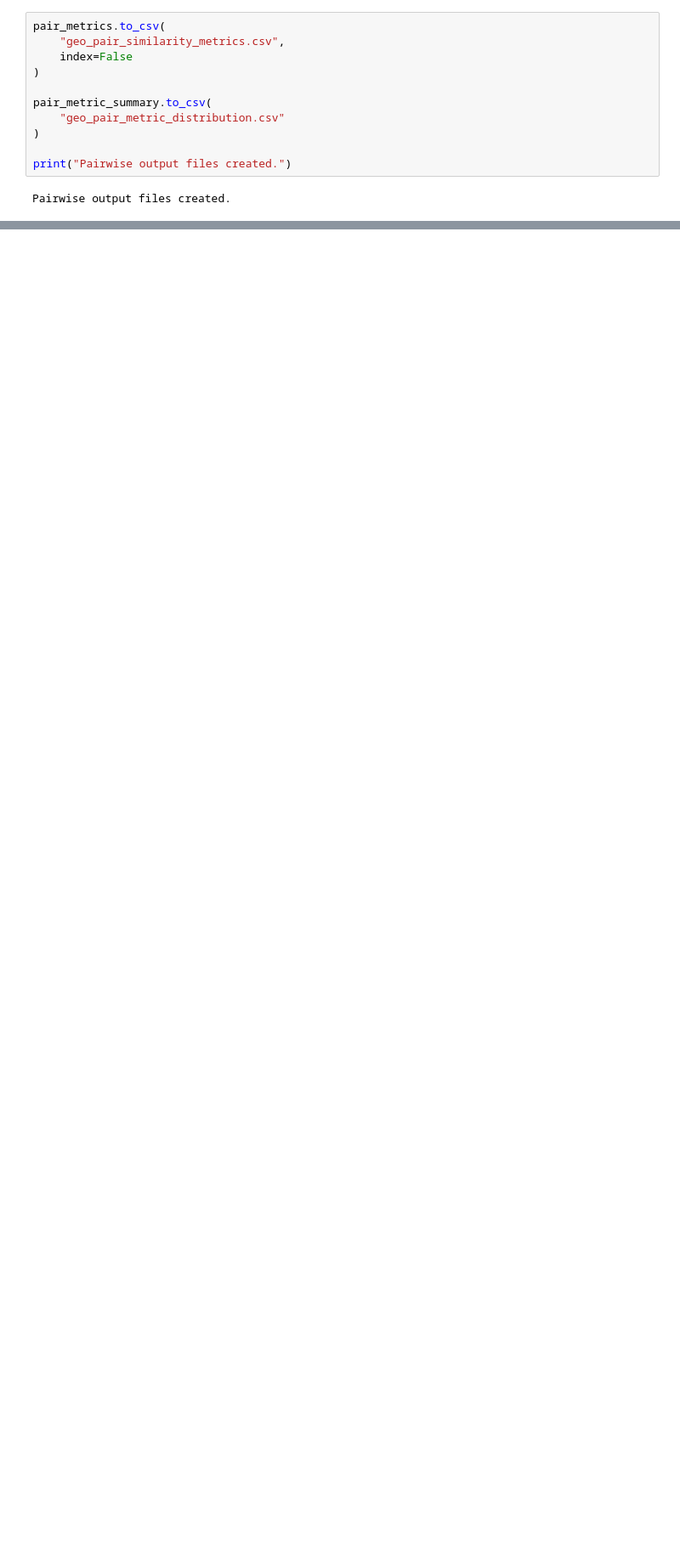
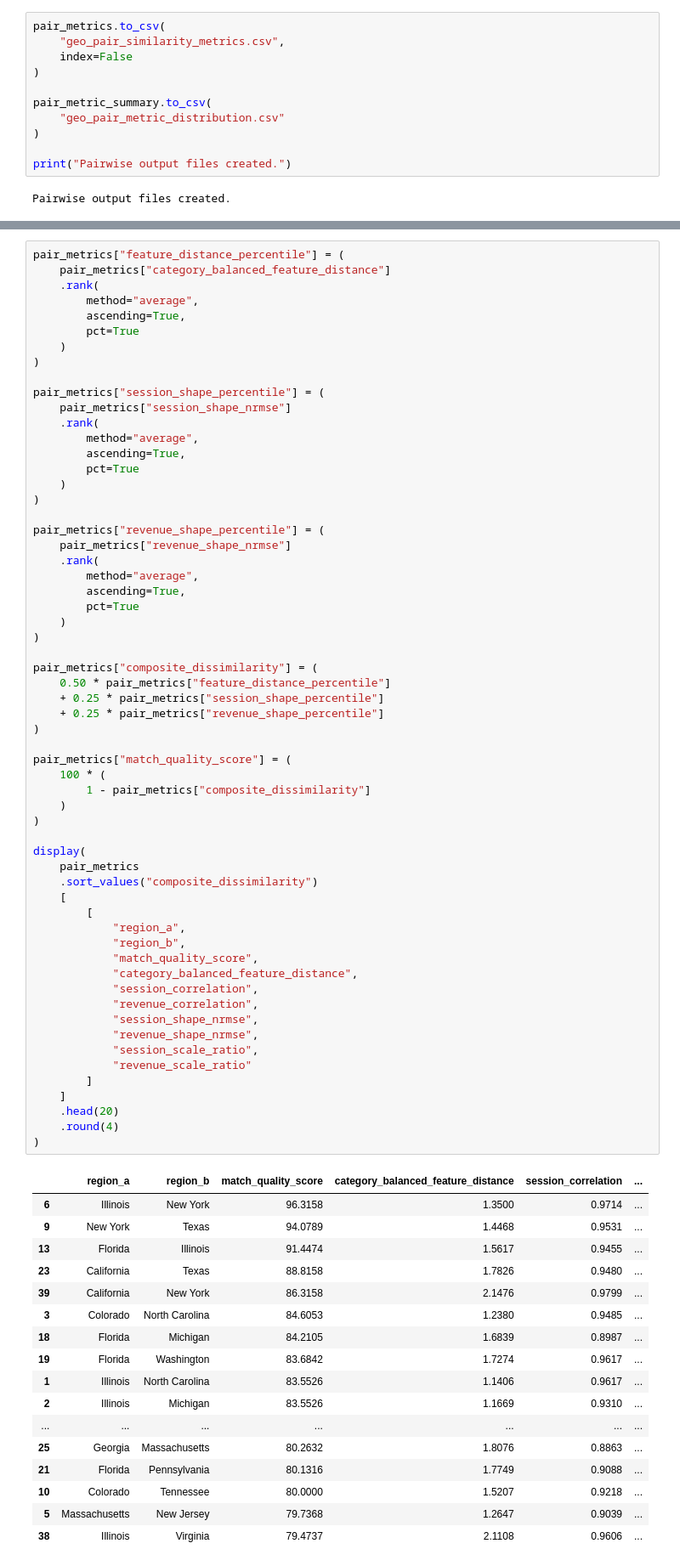
Before and after one commit to miaadnbz/privacy-durable-measurement-360, a Jupyter notebook: notebooks/01_geo_holdout_matching_and_power.ipynb, the cells around one changed output, grey strips where cells are left out. Shown at 85% size. Cells and saved outputs as stored; diff of their text form; blank space fills up the shorter version.

```diff
--- a/notebooks/01_geo_holdout_matching_and_power.ipynb
+++ b/notebooks/01_geo_holdout_matching_and_power.ipynb
@@ -1185,0 +1221,78 @@ Pairwise output files created.
+# %%
+pair_metrics["feature_distance_percentile"] = (
+    pair_metrics["category_balanced_feature_distance"]
+    .rank(
+        method="average",
+        ascending=True,
+        pct=True
+    )
+)
+
+pair_metrics["session_shape_percentile"] = (
+    pair_metrics["session_shape_nrmse"]
+    .rank(
+        method="average",
+        ascending=True,
+        pct=True
+    )
+)
+
+pair_metrics["revenue_shape_percentile"] = (
+    pair_metrics["revenue_shape_nrmse"]
+    .rank(
+        method="average",
+        ascending=True,
+        pct=True
+    )
+)
+
+pair_metrics["composite_dissimilarity"] = (
+    0.50 * pair_metrics["feature_distance_percentile"]
+    + 0.25 * pair_metrics["session_shape_percentile"]
+    + 0.25 * pair_metrics["revenue_shape_percentile"]
+)
+
+pair_metrics["match_quality_score"] = (
+    100 * (
+        1 - pair_metrics["composite_dissimilarity"]
+    )
+)
+
+display(
+    pair_metrics
+    .sort_values("composite_dissimilarity")
+    [
+        [
+            "region_a",
+            "region_b",
+            "match_quality_score",
+            "category_balanced_feature_distance",
+            "session_correlation",
+            "revenue_correlation",
+            "session_shape_nrmse",
+            "revenue_shape_nrmse",
+            "session_scale_ratio",
+            "revenue_scale_ratio"
+        ]
+    ]
+    .head(20)
+    .round(4)
+)
+# %% [output]
+|  | region_a | region_b | match_quality_score | category_balanced_feature_distance | session_correlation | ... |
+| 6 | Illinois | New York | 96.3158 | 1.3500 | 0.9714 | ... |
+| 9 | New York | Texas | 94.0789 | 1.4468 | 0.9531 | ... |
+| 13 | Florida | Illinois | 91.4474 | 1.5617 | 0.9455 | ... |
+| 23 | California | Texas | 88.8158 | 1.7826 | 0.9480 | ... |
+| 39 | California | New York | 86.3158 | 2.1476 | 0.9799 | ... |
+| 3 | Colorado | North Carolina | 84.6053 | 1.2380 | 0.9485 | ... |
+| 18 | Florida | Michigan | 84.2105 | 1.6839 | 0.8987 | ... |
+| 19 | Florida | Washington | 83.6842 | 1.7274 | 0.9617 | ... |
+| 1 | Illinois | North Carolina | 83.5526 | 1.1406 | 0.9617 | ... |
+| 2 | Illinois | Michigan | 83.5526 | 1.1669 | 0.9310 | ... |
+| ... | ... | ... | ... | ... | ... | ... |
+| 25 | Georgia | Massachusetts | 80.2632 | 1.8076 | 0.8863 | ... |
+| 21 | Florida | Pennsylvania | 80.1316 | 1.7749 | 0.9088 | ... |
+| 10 | Colorado | Tennessee | 80.0000 | 1.5207 | 0.9218 | ... |
+| 5 | Massachusetts | New Jersey | 79.7368 | 1.2647 | 0.9039 | ... |
+| 38 | Illinois | Virginia | 79.4737 | 2.1108 | 0.9606 | ... |
```
Also changed, not shown: parts of 10 cells of this notebook.
